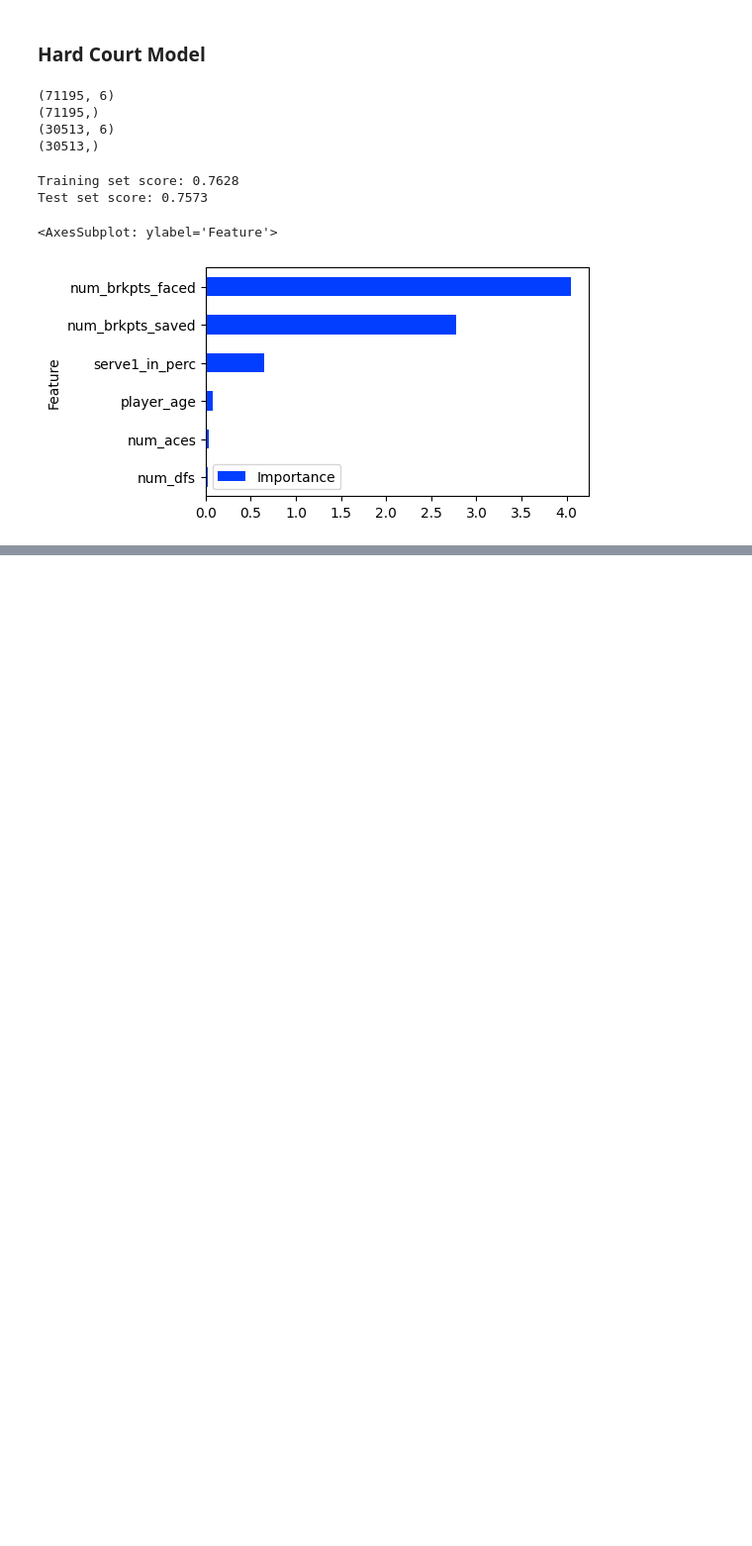
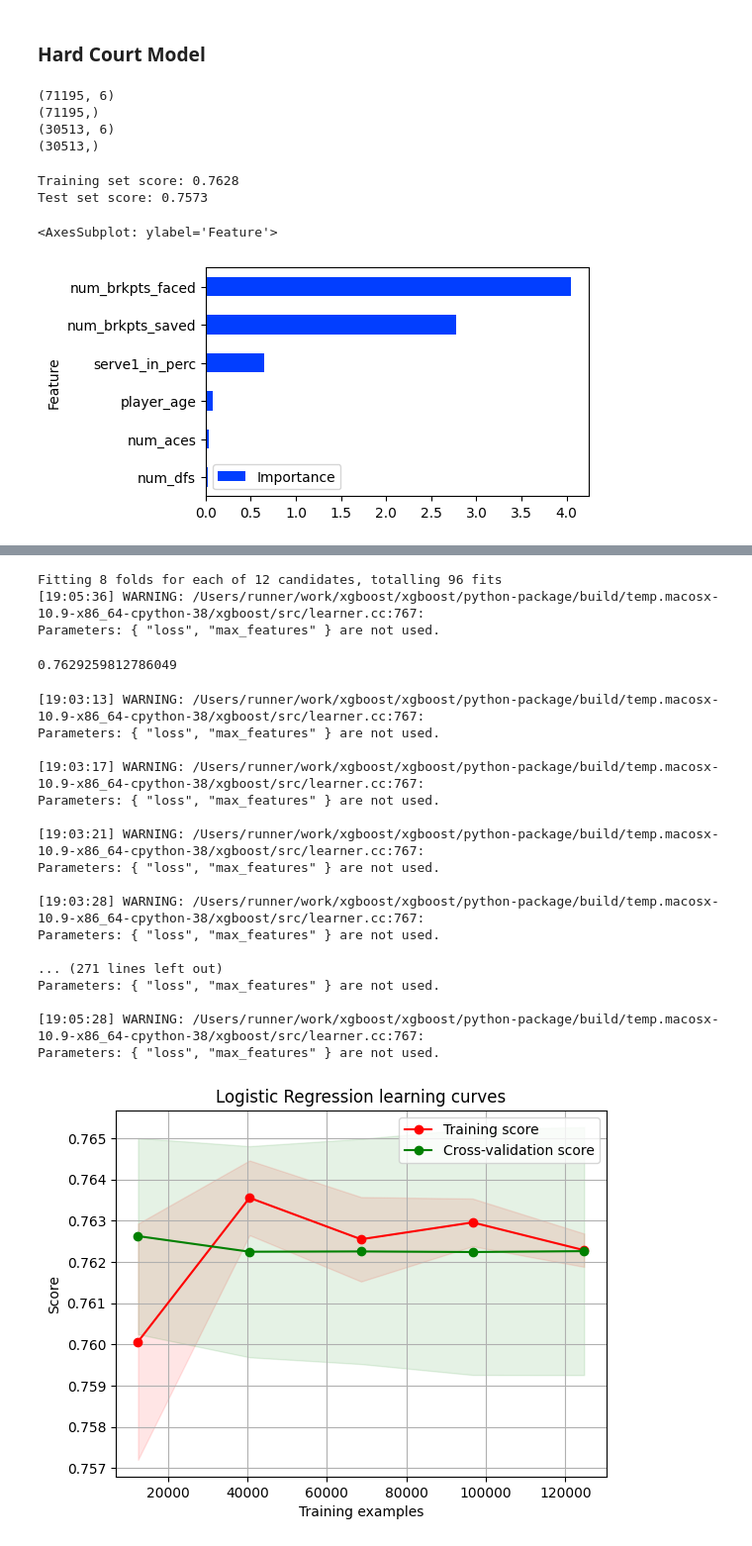
Before and after one commit to statzenthusiast921/ATP_Analysis, a Jupyter notebook: main/notebooks/ATP EDA 10.14.23.ipynb, the cells around one changed output, grey strips where cells are left out. Shown at 99% size. Cells and saved outputs as stored; diff of their text form; code cells hidden in the pictures; blank space fills up the shorter version.

```diff
--- a/main/notebooks/ATP EDA 10.14.23.ipynb
+++ b/main/notebooks/ATP EDA 10.14.23.ipynb
@@ -1000,0 +1103,80 @@ feature_importance.plot(x='Feature', y='Importance', kind='barh', figsize=(5, 3)
+# %%
+# XGBoost tunning
+
+XGB = XGBClassifier()
+xgb_param_grid = {'loss' : ["deviance"],
+              'n_estimators' : [100,200],
+              'learning_rate': [0.1, 0.05, 0.01],
+              'max_depth': [4],
+              #'min_samples_leaf': [100,150],
+              'max_features': [0.3, 0.1]
+              }
+
+gsXGB = GridSearchCV(XGB, param_grid = xgb_param_grid, cv=kfold, scoring="accuracy", n_jobs= 4, verbose = 1)
+
+gsXGB.fit(X_train,y_train)
+
+xgb_best = gsXGB.best_estimator_
+
+# Best score
+gsXGB.best_score_
+# %% [output]
+Fitting 8 folds for each of 12 candidates, totalling 96 fits
+[19:05:36] WARNING: /Users/runner/work/xgboost/xgboost/python-package/build/temp.macosx-10.9-x86_64-cpython-38/xgboost/src/learner.cc:767:
+Parameters: { "loss", "max_features" } are not used.
+0.7629259812786049
+# %%
+def plot_learning_curve(estimator,
+                        title, X, y,
+                        ylim=None, cv=None,
+                        n_jobs=-1, train_sizes=np.linspace(.1, 1.0, 5)):
+    """Generate a simple plot of the test and training learning curve"""
+    plt.figure()
+    plt.title(title)
+    if ylim is not None:
+        plt.ylim(*ylim)
+    plt.xlabel("Training examples")
+    plt.ylabel("Score")
+    train_sizes, train_scores, test_scores = learning_curve(
+        estimator, X, y, cv=cv, n_jobs=n_jobs, train_sizes=train_sizes)
+    train_scores_mean = np.mean(train_scores, axis=1)
+    train_scores_std = np.std(train_scores, axis=1)
+    test_scores_mean = np.mean(test_scores, axis=1)
+    test_scores_std = np.std(test_scores, axis=1)
+    plt.grid()
+
+    plt.fill_between(train_sizes, train_scores_mean - train_scores_std,
+                     train_scores_mean + train_scores_std, alpha=0.1,
+                     color="r")
+    plt.fill_between(train_sizes, test_scores_mean - test_scores_std,
+                     test_scores_mean + test_scores_std, alpha=0.1, color="g")
+    plt.plot(train_sizes, train_scores_mean, 'o-', color="r",
+             label="Training score")
+    plt.plot(train_sizes, test_scores_mean, 'o-', color="g",
+             label="Cross-validation score")
+
+    plt.legend(loc="best")
+    return plt
+
+g = plot_learning_curve(gsLR.best_estimator_,"Logistic Regression learning curves", X_train, y_train, cv = kfold)
+g = plot_learning_curve(gsRFC.best_estimator_,"Random Forest learning curves", X_train, y_train, cv = kfold)
+g = plot_learning_curve(gsXGB.best_estimator_,"XGBoost learning curves", X_train, y_train, cv = kfold)
+# %% [output]
+[19:03:13] WARNING: /Users/runner/work/xgboost/xgboost/python-package/build/temp.macosx-10.9-x86_64-cpython-38/xgboost/src/learner.cc:767:
+Parameters: { "loss", "max_features" } are not used.
+
+[19:03:17] WARNING: /Users/runner/work/xgboost/xgboost/python-package/build/temp.macosx-10.9-x86_64-cpython-38/xgboost/src/learner.cc:767:
+Parameters: { "loss", "max_features" } are not used.
+
+[19:03:21] WARNING: /Users/runner/work/xgboost/xgboost/python-package/build/temp.macosx-10.9-x86_64-cpython-38/xgboost/src/learner.cc:767:
+Parameters: { "loss", "max_features" } are not used.
+
+[19:03:28] WARNING: /Users/runner/work/xgboost/xgboost/python-package/build/temp.macosx-10.9-x86_64-cpython-38/xgboost/src/learner.cc:767:
+Parameters: { "loss", "max_features" } are not used.
+
+... (271 lines left out)
+Parameters: { "loss", "max_features" } are not used.
+
+[19:05:28] WARNING: /Users/runner/work/xgboost/xgboost/python-package/build/temp.macosx-10.9-x86_64-cpython-38/xgboost/src/learner.cc:767:
+Parameters: { "loss", "max_features" } are not used.
+[figure, added]
```
Also changed, not shown: parts of 23 cells of this notebook.
